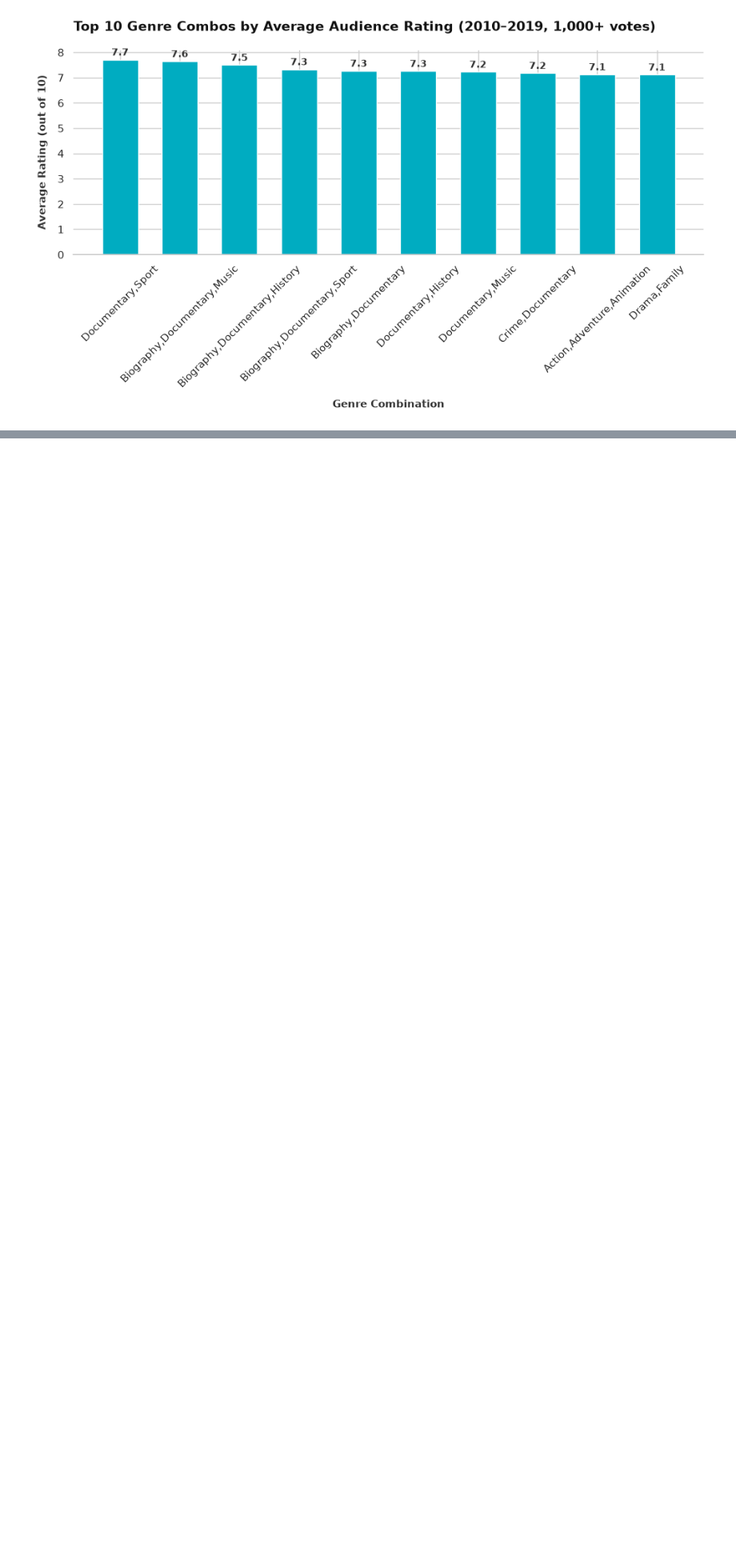
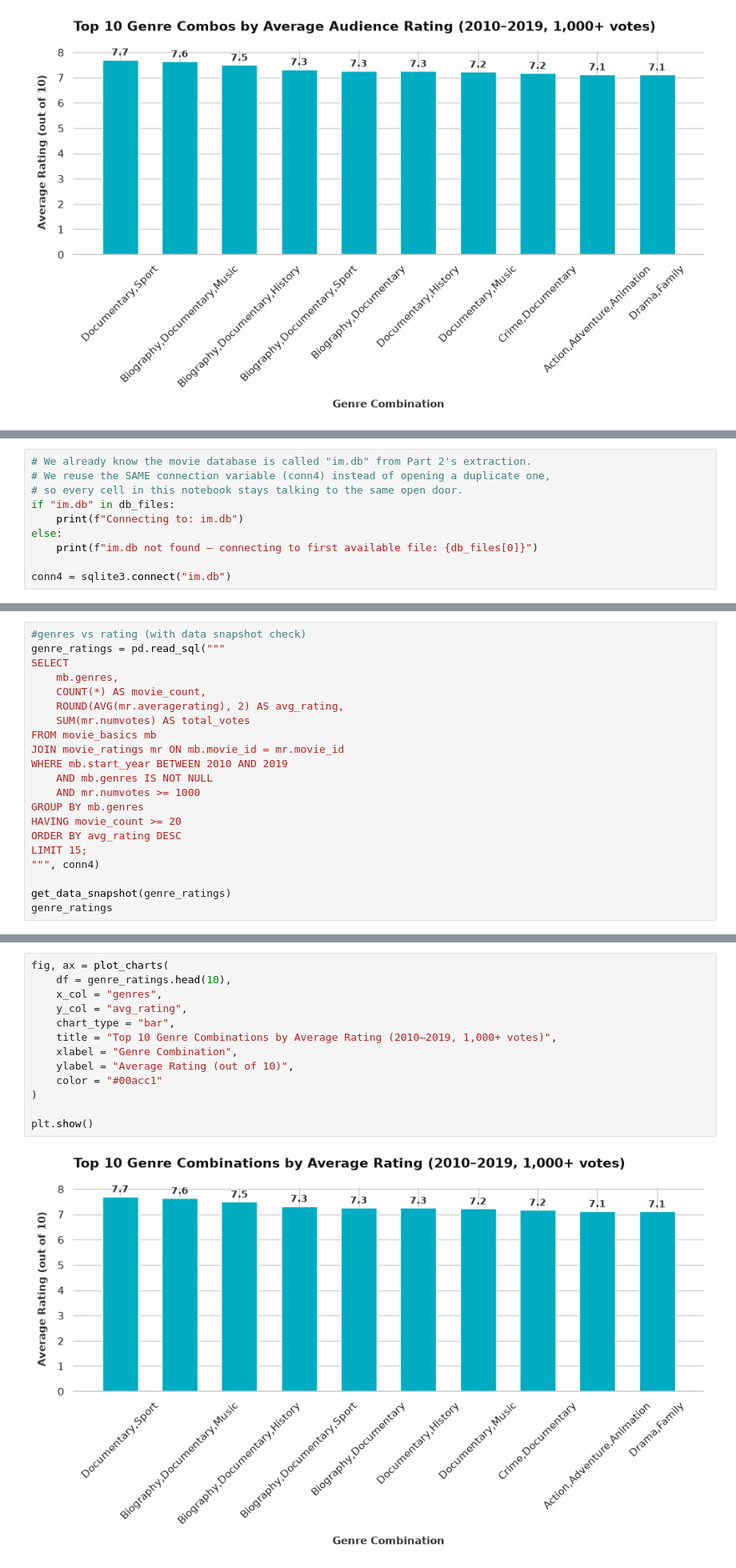
Before and after one commit to oliverkiplagat/dsc-sql-summative-lab, a Jupyter notebook: SQLSummativeLab.ipynb, the cells around one changed output, grey strips where cells are left out. Shown at 80% size. Cells and saved outputs as stored; diff of their text form; blank space fills up the shorter version.

```diff
--- a/SQLSummativeLab.ipynb
+++ b/SQLSummativeLab.ipynb
@@ -869,0 +910,10 @@ NOTE: You do not need to explore every aspect of this database. Find something t
+# %%
+# We already know the movie database is called "im.db" from Part 2's extraction.
+# We reuse the SAME connection variable (conn4) instead of opening a duplicate one,
+# so every cell in this notebook stays talking to the same open door.
+if "im.db" in db_files:
+    print(f"Connecting to: im.db")
+else:
+    print(f"im.db not found — connecting to first available file: {db_files[0]}")
+
+conn4 = sqlite3.connect("im.db")
@@ -869,0 +950,21 @@ NOTE: You do not need to explore every aspect of this database. Find something t
+# %%
+#genres vs rating (with data snapshot check)
+genre_ratings = pd.read_sql("""
+SELECT
+    mb.genres,
+    COUNT(*) AS movie_count,
+    ROUND(AVG(mr.averagerating), 2) AS avg_rating,
+    SUM(mr.numvotes) AS total_votes
+FROM movie_basics mb
+JOIN movie_ratings mr ON mb.movie_id = mr.movie_id
+WHERE mb.start_year BETWEEN 2010 AND 2019
+    AND mb.genres IS NOT NULL
+    AND mr.numvotes >= 1000
+GROUP BY mb.genres
+HAVING movie_count >= 20
+ORDER BY avg_rating DESC
+LIMIT 15;
+""", conn4)
+
+get_data_snapshot(genre_ratings)
+genre_ratings
@@ -869,0 +988,15 @@ NOTE: You do not need to explore every aspect of this database. Find something t
+# %%
+fig, ax = plot_charts(
+    df = genre_ratings.head(10),
+    x_col = "genres",
+    y_col = "avg_rating",
+    chart_type = "bar",
+    title = "Top 10 Genre Combinations by Average Rating (2010–2019, 1,000+ votes)",
+    xlabel = "Genre Combination",
+    ylabel = "Average Rating (out of 10)",
+    color = "#00acc1"
+)
+
+plt.show()
+# %% [output]
+[figure, added]
```
Also changed, not shown: parts of 14 cells of this notebook.
